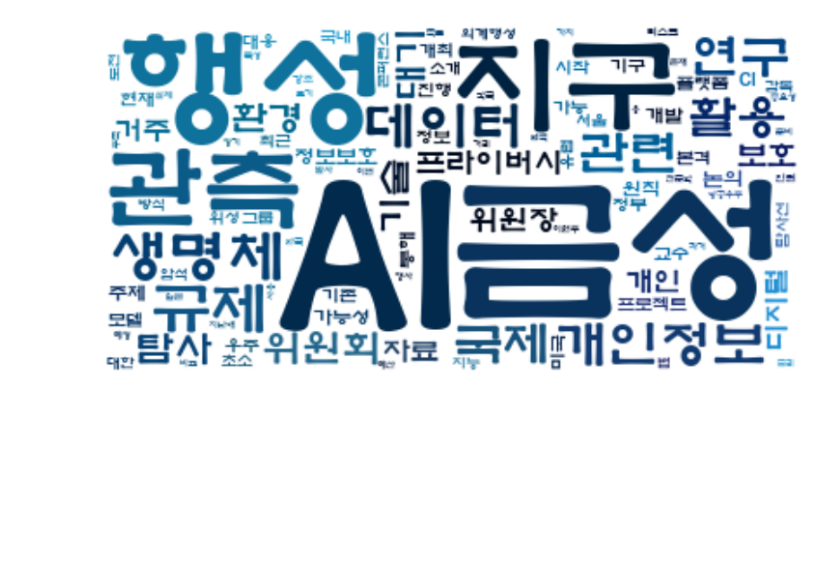
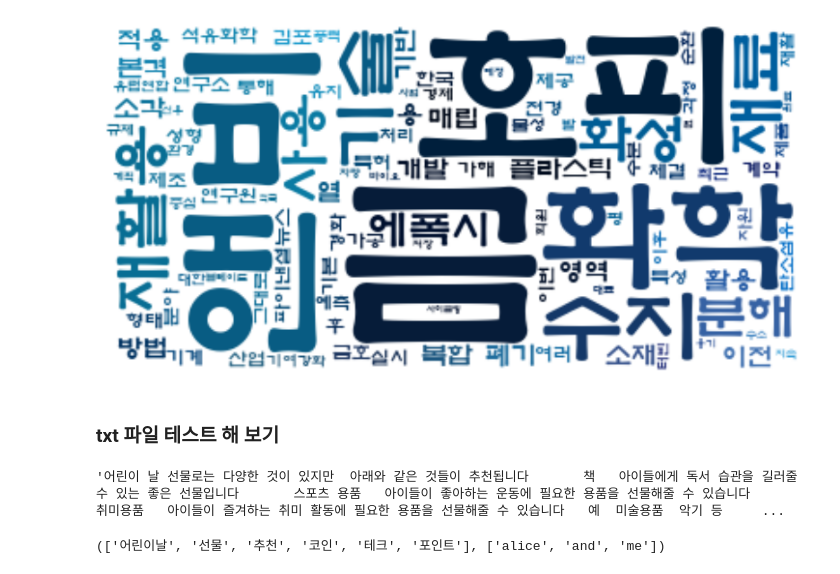
Before and after one commit to ssmpet/Project-About-Me, a Jupyter notebook: word/naver_new_crawling.ipynb, the cells around one changed output. Saved outputs shown, nothing was run; the diff lists cells and outputs as text; code cells hidden in the pictures; blank space fills up the shorter version.

```diff
--- a/word/naver_new_crawling.ipynb
+++ b/word/naver_new_crawling.ipynb
@@ -40,16 +68,14 @@ for sli in sec_lis:
     news_url.append(sli.select_one('dt > a')['href'])
 
 # 세부 기사 가져오기
-news = []
-for nurl in news_url:
+news = ''
+for nurl in news_url[:1]:
     driver.get(nurl)
     time.sleep(2)
     soup = BeautifulSoup(driver.page_source, 'html')
 
     title = soup.select_one('.media_end_head_headline').text
     desc = soup.select_one('#dic_area').get_text(separator=' ', strip=True) # separator 해 주면 <br>등의 태그들이 들어간 자리를 띄어쓰기 해 준다.
-    news.append({'title': title, 'desc': desc})
+    news += title + ' ' + desc + ' '
 
 driver.close()
-news_df = pd.DataFrame(news)
-print(news_df.shape)
@@ -64,5 +86,5 @@ print(news_df.shape)
 # %%
 # 한글과 영어도 같이 추출할 수 있는 것이 없어서 따로따로 분리 한다.
 desc_ko, desc_eng = '', ''
-desc_ko = ' '.join(news_df.desc.str.replace('[^ㄱ-ㅎㅏ-ㅣ가-힣]', ' ', regex=True))
-desc_eng = ' '.join(news_df.desc.str.replace('[^A-Za-z]', ' ', regex=True))
+desc_ko = re.sub('[^ㄱ-ㅎㅏ-ㅣ가-힣]', ' ', news)
+desc_eng = re.sub('[^A-Za-z]', ' ', news)
@@ -82,3 +91,8 @@ stop_words.extend(''' 개 대해 향후 년 재 과 및 등 월 일 과 또 관
+# %%
+# 불용어 정리
+with open('../static/data/한글불용어.txt') as st:
+    lines = st.readlines()
+stop_words = [line.strip() for line in lines]
 # %%
 # 한글 문장에서 명사 추출
 # 문제점 영문이 모두 제거된다.
@@ -98,7 +114,7 @@ tokens_eng
 tokens.extend(tokens_eng)
 # %%
 
-news = nltk.Text(tokens, name="네이버 경제 뉴스")
+news = nltk.Text(tokens, name="네이버 뉴스")
 plt.figure(figsize=(12, 6))
 news.plot(50)
 plt.show()
@@ -118,14 +135,24 @@ image_colors = ImageColorGenerator(mask)
 # %%
 # 워드 클라우드 그리기
 wc = WordCloud(
     background_color='white',
     random_state=2023,
-    font_path='C:/Windows/Fonts/HMFMOLD.TTF',
+    font_path='C:/Windows/Fonts/HMFMOLD.TTF'
 ).generate_from_frequencies(dict(news.vocab().most_common(100)))
 
 plt.figure(figsize=(10, 6))
 plt.imshow(wc.recolor(color_func=image_colors), interpolation='bilinear')
 plt.axis('off')
-plt.show()
+# plt.show()
+plt.savefig('../static/img/test.jpg', bbox_inches='tight', pad_inches=0.1 )
 # %% [output]
-[figure, old version]
+[figure, new version]
+# %% [markdown]
+### txt 파일 테스트 해 보기
+# %%
+with open('../static/upload/어린이날 선물.txt') as f:
+    desc = f.read()
+desc = re.sub('[^ㄱ-ㅎㅏ-ㅣ가-힣]', ' ', desc)
+desc
+# %% [output]
+'어린이 날 선물로는 다양한 것이 있지만  아래와 같은 것들이 추천됩니다       책   아이들에게 독서 습관을 길러줄 수 있는 좋은 선물입니다       스포츠 용품   아이들이 좋아하는 운동에 필요한 용품을 선물해줄 수 있습니다       취미용품   아이들이 즐겨하는 취미 활동에 필요한 용품을 선물해줄 수 있습니다   예  미술용품  악기 등     ...
@@ -131,0 +164,15 @@ plt.show()
+# %%
+stop_words = '어린이날 선물 추천 코인 테크 포인트 alice and me'
+# 사용자 입력 불용어 처리
+sword = []
+sword_ko, sword_en = [], []
+if stop_words !='':
+    for word in stop_words.split():
+        if word == '': continue
+        if re.search('[ㄱ-ㅎㅏ-ㅣ가-힣]', word):
+            sword_ko.append(word)   # 한글
+        else:
+            sword_en.append(word)   # 영어
+sword_ko, sword_en
+# %% [output]
+(['어린이날', '선물', '추천', '코인', '테크', '포인트'], ['alice', 'and', 'me'])
```
Also changed, not shown: parts of 22 cells of this notebook, 29 other files.
